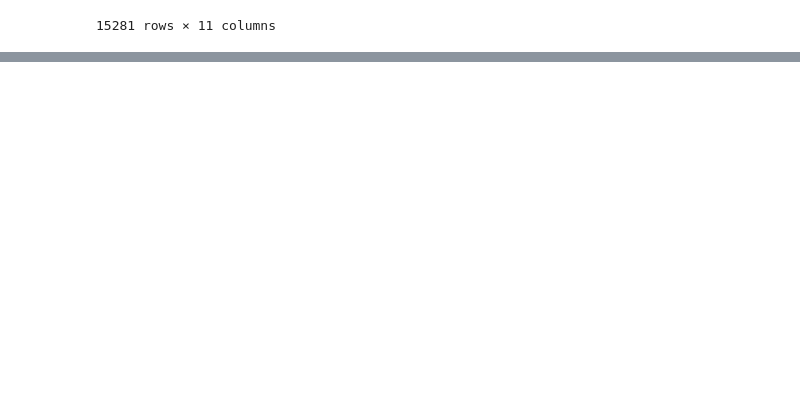
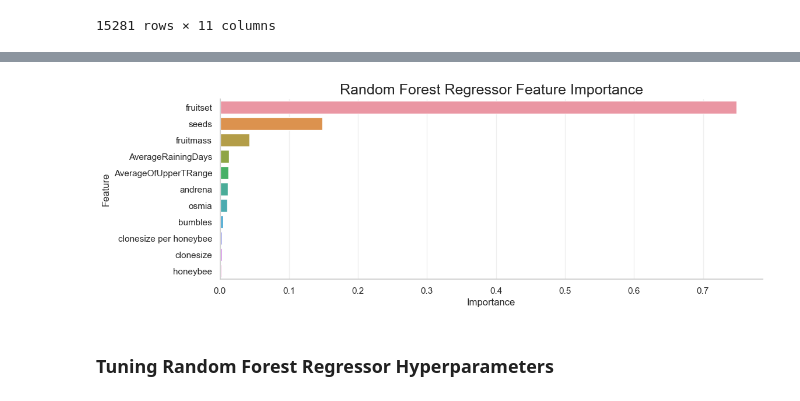
Before and after one commit to ruetha/kaggle_challenges, a Jupyter notebook: notebooks/wild_blueberry_yield_prediction.ipynb, the cells around one changed output, grey strips where cells are left out. Saved outputs shown, nothing was run; the diff lists cells and outputs as text; code cells hidden in the pictures; blank space fills up the shorter version.

```diff
--- a/notebooks/wild_blueberry_yield_prediction.ipynb
+++ b/notebooks/wild_blueberry_yield_prediction.ipynb
@@ -353,0 +392,18 @@ df_test_scaled.columns = features
+# %%
+%%time
+
+# Instantiate rf
+model_rf = RandomForestRegressor(n_estimators=25,
+                                 random_state=seed)
+
+# Fit rf to the training set
+model_rf.fit(X_train, y_train)
+
+# Predict the test set labels
+y_pred_rf = model_rf.predict(X_test)
+
+# Evaluate the test set RMSE
+rmse_rf = round(mean_squared_error(y_test, y_pred_rf) ** 0.5, 2)
+
+# Print rmse_test
+print('RMSE: {}'.format(rmse_rf))
@@ -353,0 +414,25 @@ df_test_scaled.columns = features
+# %%
+# Compute the feature importance
+importances = sorted(list(zip(model_rf.feature_names_in_,
+                              model_rf.feature_importances_)))
+
+# Transform it into a DataFrame
+importances_df = pd.DataFrame(importances,
+                                     columns= ['Feature', 'Importance'])
+
+# Sorting importances
+importances_df = importances_df.sort_values(['Importance'], ascending=False).reset_index(drop=True)
+
+# Plot the feature importance
+ax = sns.barplot(data=importances_df,
+                 x='Importance',
+                 y='Feature')
+
+# Set title
+ax.set_title('Random Forest Regressor Feature Importance')
+
+plt.show()
+# %% [output]
+[figure, added]
+# %% [markdown]
+### Tuning Random Forest Regressor Hyperparameters
```
Also changed, not shown: parts of 13 cells of this notebook.
